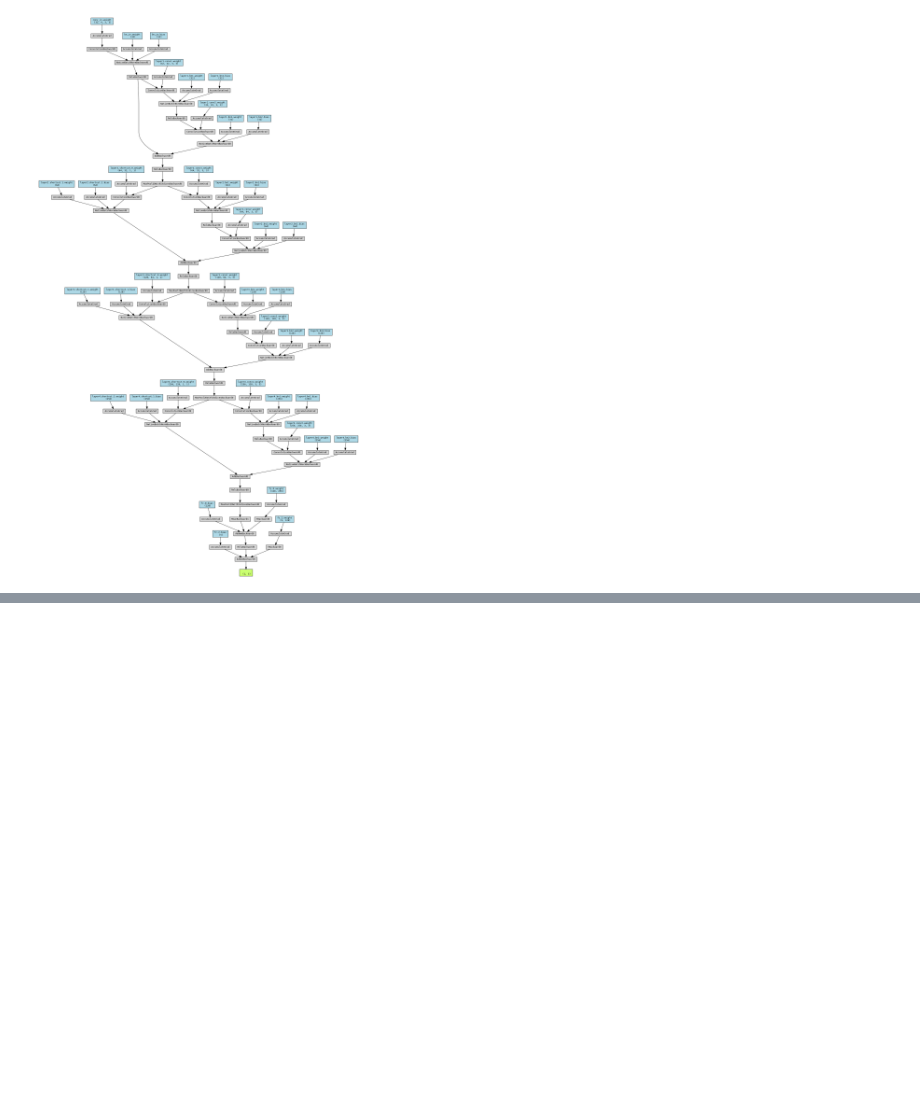
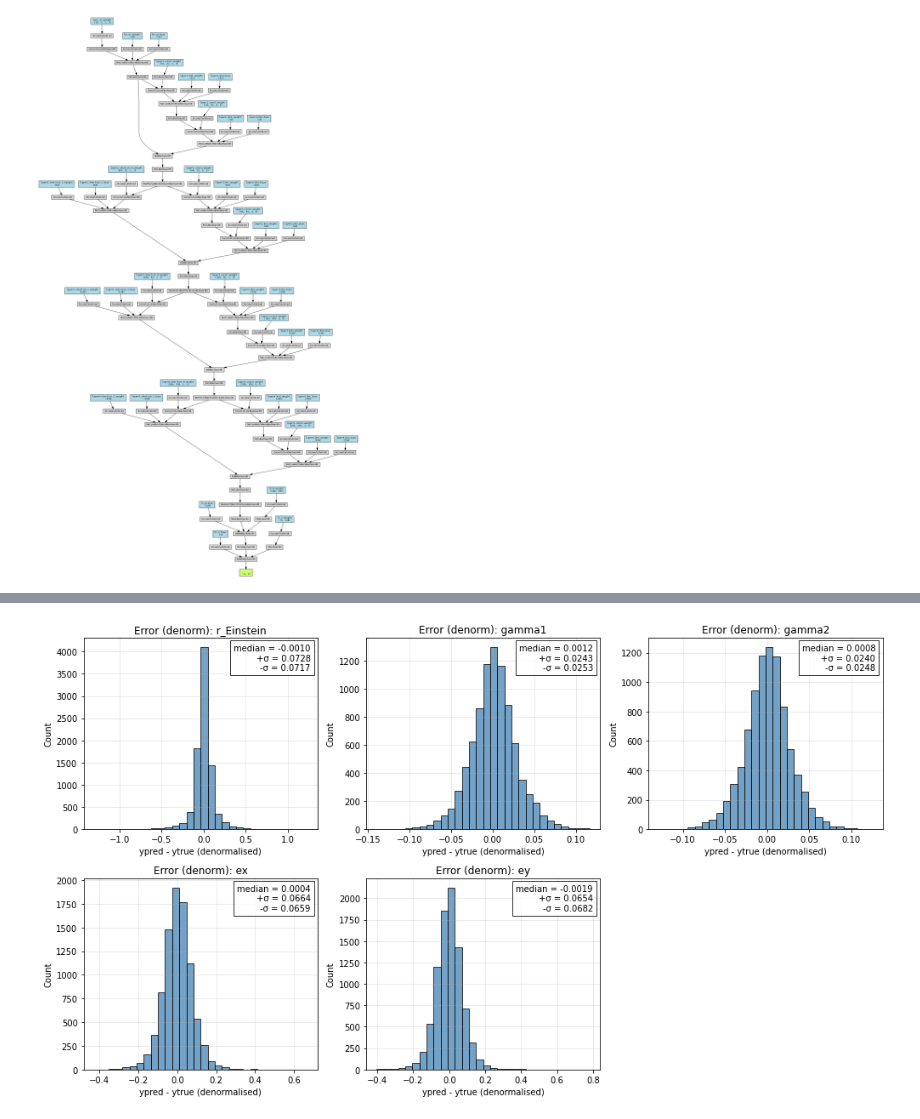
Before and after one commit to matthbatt/Deep-learning-gravitational-lensing, a Jupyter notebook: result.ipynb, the cells around one changed output, grey strips where cells are left out. Drawn from its saved outputs; the diff is of its cells as text; code cells hidden in the pictures; blank space fills up the shorter version.

```diff
--- a/result.ipynb
+++ b/result.ipynb
@@ -788,3 +625,65 @@ plt.show()
+# %%
+import torch
+import numpy as np
+import matplotlib.pyplot as plt
+
+# --- Min/max used for normalization ---
+df_min = df_sample[["r_Einstein", "gamma1", "gamma2", "ex", "ey"]].min().values
+df_max = df_sample[["r_Einstein", "gamma1", "gamma2", "ex", "ey"]].max().values
+scale = df_max - df_min   # range for each parameter
+
+# --- Convert to numpy ---
+y_true = targets.numpy()
+y_pred = preds.numpy()
+
+# --- DENORMALIZATION ---
+y_true_denorm = y_true * scale + df_min
+y_pred_denorm = y_pred * scale + df_min
+
+# --- Compute denormalised errors ---
+error_denorm = y_pred_denorm - y_true_denorm
+
+# --- Asymmetric statistics ---
+medians = np.median(error_denorm, axis=0)
+p16 = np.percentile(error_denorm, 16, axis=0)
+p84 = np.percentile(error_denorm, 84, axis=0)
+
+sigma_minus = medians - p16
+sigma_plus  = p84 - medians
+
+param_names = ["r_Einstein", "gamma1", "gamma2", "ex", "ey"]
+
+# --- Plot ---
+plt.figure(figsize=(14, 8))
+
+for i in range(error_denorm.shape[1]):
+    plt.subplot(2, 3, i+1)
+    plt.hist(error_denorm[:, i], bins=30, alpha=0.75,
+             color="steelblue", edgecolor="black")
+    plt.title(f"Error (denorm): {param_names[i]}")
+    plt.xlabel("ypred - ytrue (denormalised)")
+    plt.ylabel("Count")
+    plt.grid(alpha=0.3)
+
+    # --- Add text box with denormalised stats ---
+    text = (
+        f"median = {medians[i]:.4f}\n"
+        f"+σ = {sigma_plus[i]:.4f}\n"
+        f"-σ = {sigma_minus[i]:.4f}"
+    )
+
+    plt.text(
+        0.97, 0.97, text,
+        transform=plt.gca().transAxes,
+        fontsize=10,
+        ha="right", va="top",
+        bbox=dict(facecolor="white", alpha=0.8, edgecolor="black")
+    )
+
+plt.tight_layout()
+plt.show()
+# %% [output]
+[figure, added]
 # %%
 # from IPython.display import Image
 
```
Also changed, not shown: parts of 23 cells of this notebook, 2 other files.
